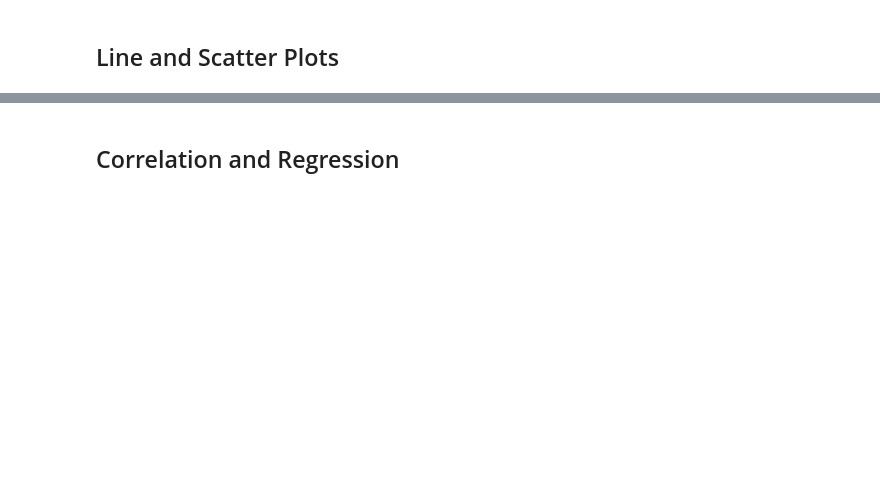
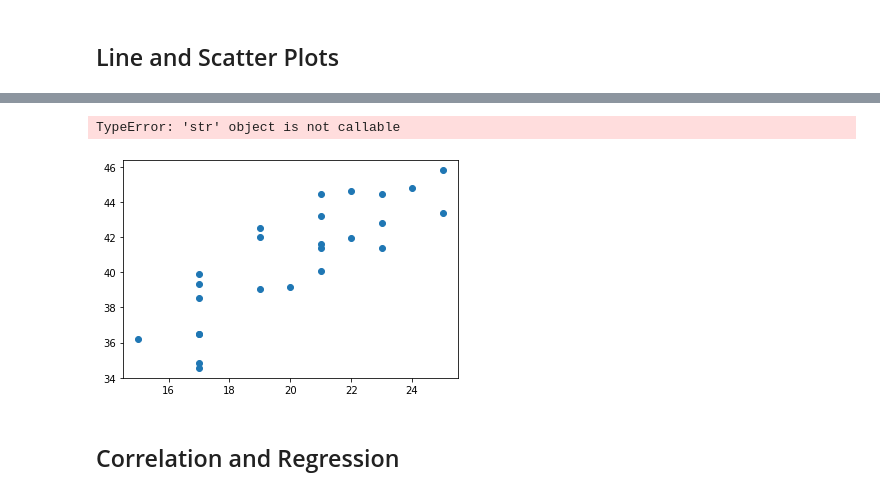
Before and after one commit to tc831/Matplotlib, a Jupyter notebook: Pymaceuticals/pymaceuticals_starter.ipynb, the cells around one changed output, grey strips where cells are left out. Drawn from its saved outputs; the diff is of its cells as text; code cells hidden in the pictures; blank space fills up the shorter version.

```diff
--- a/Pymaceuticals/pymaceuticals_starter.ipynb
+++ b/Pymaceuticals/pymaceuticals_starter.ipynb
@@ -335,4 +399,16 @@ SyntaxError: invalid syntax (<ipython-input-27-b6e5fb28656d>, line 13)
 # %%
 # Generate a scatter plot of average tumor volume vs. mouse weight for the Capomulin regimen
+capo_df_mean = capo_df.groupby(["Mouse ID"]).mean()
+
+ax = plt.subplots()
+plt.scatter(capo_df_mean["Weight (g)"], capo_df_mean["Tumor Volume (mm3)"])
+plt.title("Mouse Weight Versus Average Tumor Volume")
+plt.xlabel("Weight (g)")
+plt.ylabel("Tumor Volume")
+plt.tight_layout()
+plt.show()
+# %% [output]
+TypeError: 'str' object is not callable
+[figure, added]
 # %% [markdown]
 ## Correlation and Regression
```
Also changed, not shown: parts of 8 cells of this notebook, 2 other files.
